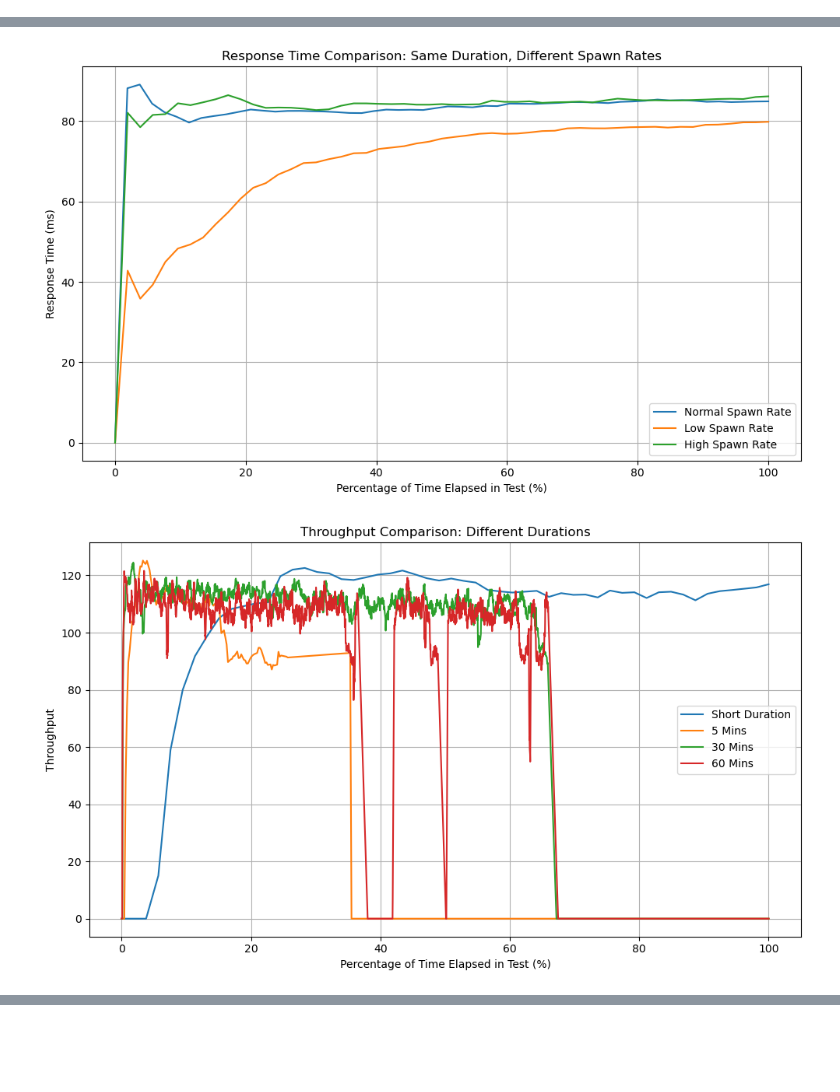
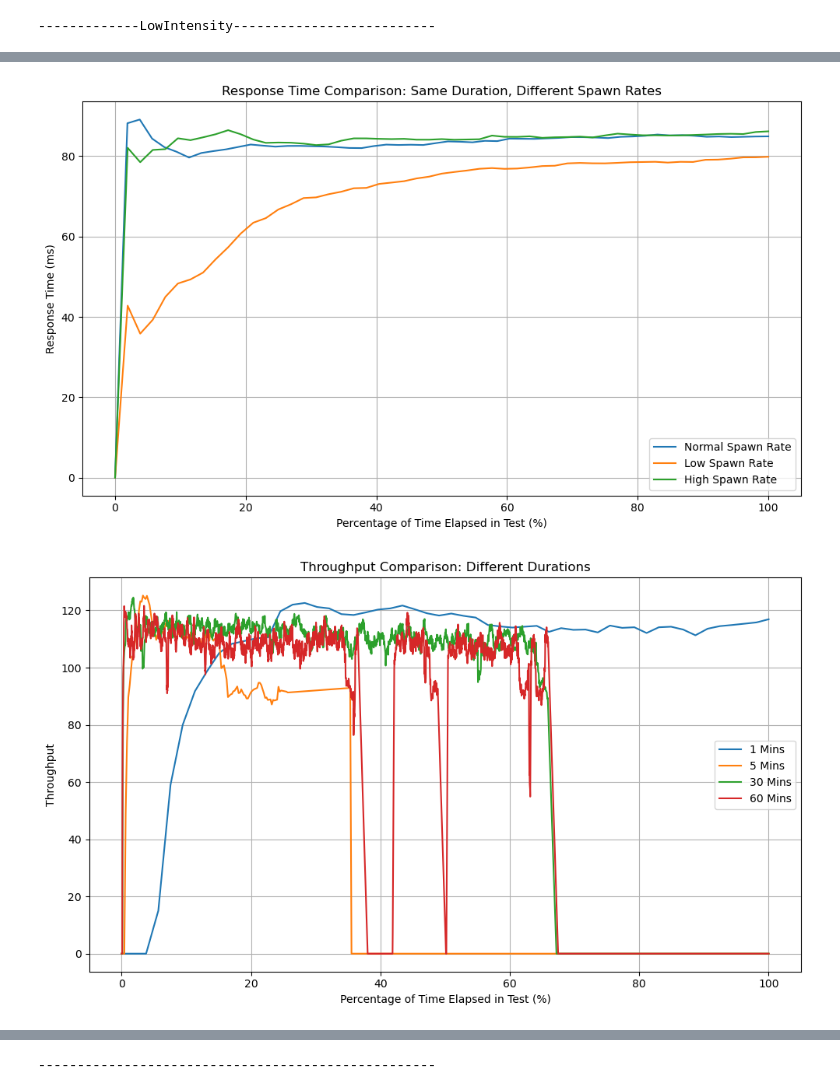
Before and after one commit to zhifanl/SENG533-TeaStore-Evaluation, a Jupyter notebook: locust_data_analysis.ipynb, the cells around one changed output, grey strips where cells are left out. Drawn from its saved outputs; the diff is of its cells as text; code cells hidden in the pictures; blank space fills up the shorter version.

```diff
--- a/locust_data_analysis.ipynb
+++ b/locust_data_analysis.ipynb
@@ -24,4 +43,5 @@ Index(['Timestamp', 'User Count', 'Type', 'Name', 'Requests/s', 'Failures/s',
 # %%
+import matplotlib.pyplot as plt
 def plot_data(dfs, labels, y_key, ylabel, title):
     plt.figure(figsize=(10, 6))
     for df, label in zip(dfs, labels):
@@ -38,40 +58,45 @@ def plot_data(dfs, labels, y_key, ylabel, title):
     plt.savefig(f'{title.replace(" ", "_").lower()}.png')
     plt.show()
 
+print("-------------LowIntensity--------------------------")
+
 # Same duration, different spawn rates
 plot_data(
-    [low_short_df, low_short_low_spawn_rate_df, low_short_high_spawn_rate_df],
+    [data_frames['low']['short'], data_frames['low']['short_low_spawn_rate'], data_frames['low']['short_high_spawn_rate']],
     ['Normal Spawn Rate', 'Low Spawn Rate', 'High Spawn Rate'],
     'Requests/s',
     'Throughput',
     'Throughput Comparison: Same Duration, Different Spawn Rates'
 )
 
 plot_data(
-    [low_short_df, low_short_low_spawn_rate_df, low_short_high_spawn_rate_df],
+    [data_frames['low']['short'], data_frames['low']['short_low_spawn_rate'], data_frames['low']['short_high_spawn_rate']],
     ['Normal Spawn Rate', 'Low Spawn Rate', 'High Spawn Rate'],
     'Total Average Response Time',
     'Response Time (ms)',
     'Response Time Comparison: Same Duration, Different Spawn Rates'
 )
 
 # Different durations
 plot_data(
-    [low_short_df, low_long_df_5mins, low_long_df_30mins, low_long_df_60mins],
-    ['Short Duration', '5 Mins', '30 Mins', '60 Mins'],
+    [data_frames['low']['short'], data_frames['low']['long_5mins'], data_frames['low']['long_30mins'],  data_frames['low']['long_60mins']],
+    ['1 Mins', '5 Mins', '30 Mins', '60 Mins'],
     'Requests/s',
     'Throughput',
     'Throughput Comparison: Different Durations'
 )
 
 plot_data(
-    [low_short_df, low_long_df_5mins, low_long_df_30mins, low_long_df_60mins],
-    ['Short Duration', '5 Mins', '30 Mins', '60 Mins'],
+    [data_frames['low']['short'], data_frames['low']['long_5mins'], data_frames['low']['long_30mins'],  data_frames['low']['long_60mins']],
+    ['1 Mins', '5 Mins', '30 Mins', '60 Mins'],
     'Total Average Response Time',
     'Response Time (ms)',
     'Response Time Comparison: Different Durations'
 )
+
+print("---------------------------------------------------")
 # %% [output]
+-------------LowIntensity--------------------------
 [figure]
 [figure]
-[figure, old version]
+[figure, new version]
@@ -78,0 +104 @@ plot_data(
+---------------------------------------------------
```
Also changed, not shown: parts of 4 cells of this notebook, 12 other files.
